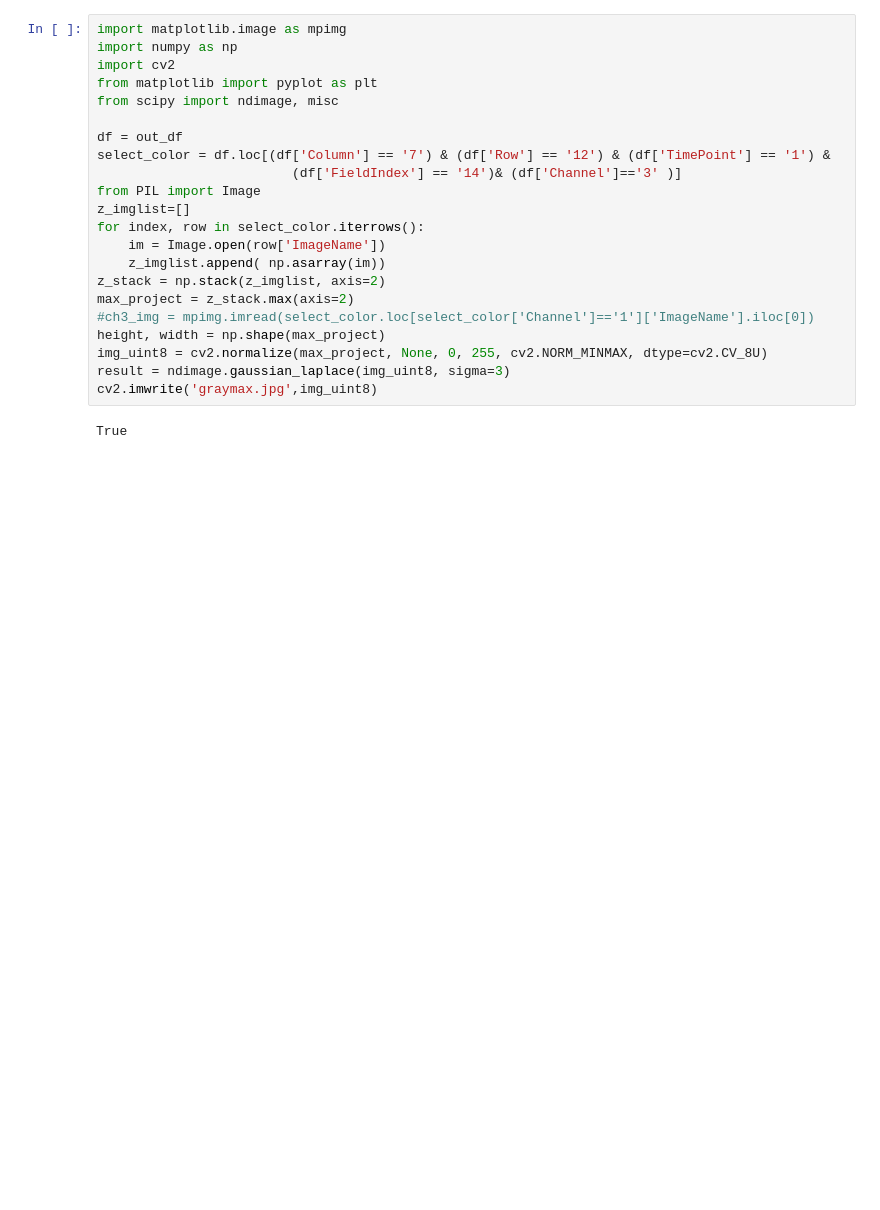
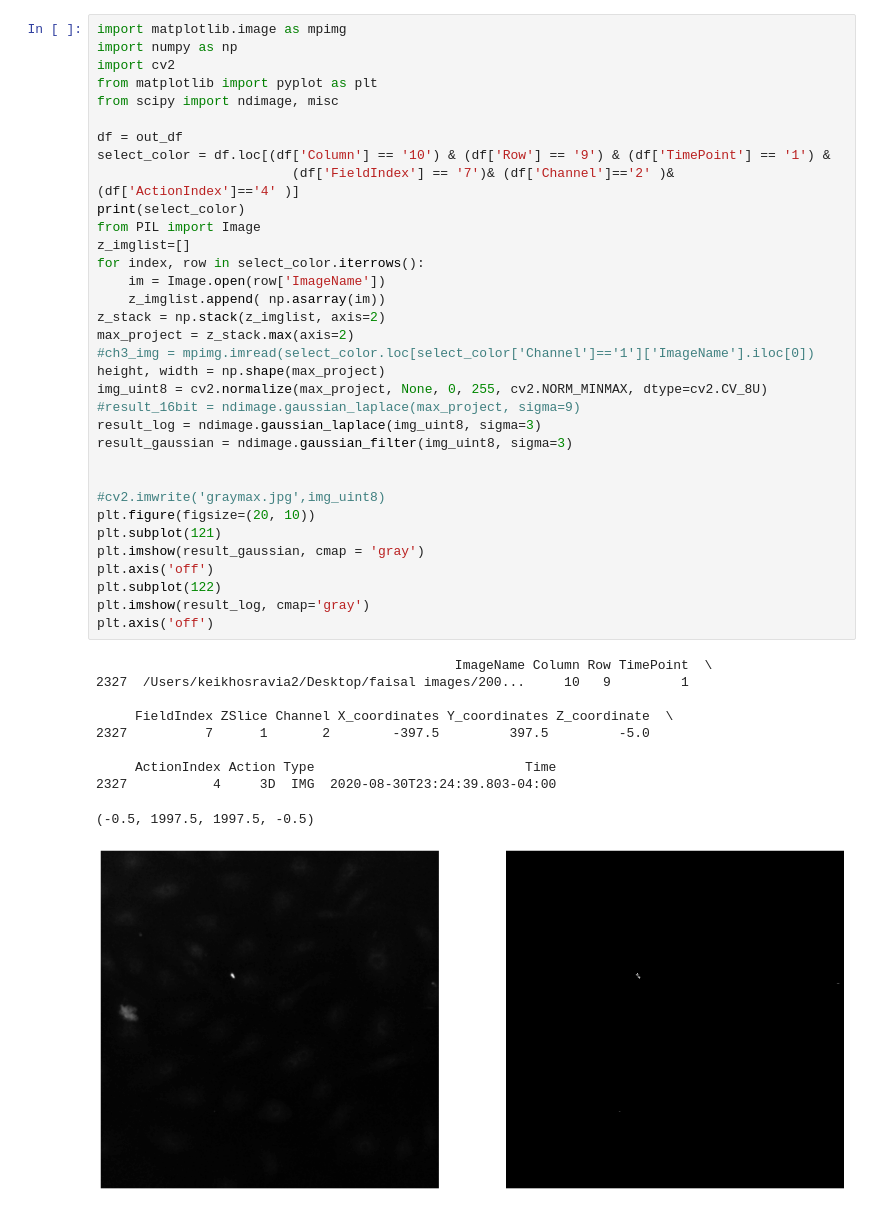
Before and after one commit to AdibKeikhosravi/HiTIPS, a Jupyter notebook: Spot_detection.ipynb, the cells around one changed output. Cells and saved outputs as stored; diff of their text form; blank space fills up the shorter version.

```diff
--- a/Spot_detection.ipynb
+++ b/Spot_detection.ipynb
@@ -27,24 +36,45 @@ out_df = pd.DataFrame(rows, columns = df_cols)
 # %%
 import matplotlib.image as mpimg
 import numpy as np
 import cv2
 from matplotlib import pyplot as plt
 from scipy import ndimage, misc
 
 df = out_df
-select_color = df.loc[(df['Column'] == '7') & (df['Row'] == '12') & (df['TimePoint'] == '1') &
-                         (df['FieldIndex'] == '14')& (df['Channel']=='3' )]
+select_color = df.loc[(df['Column'] == '10') & (df['Row'] == '9') & (df['TimePoint'] == '1') &
+                         (df['FieldIndex'] == '7')& (df['Channel']=='2' )& (df['ActionIndex']=='4' )]
+print(select_color)
 from PIL import Image
 z_imglist=[]
 for index, row in select_color.iterrows():
     im = Image.open(row['ImageName'])
     z_imglist.append( np.asarray(im))
 z_stack = np.stack(z_imglist, axis=2)
 max_project = z_stack.max(axis=2)
 #ch3_img = mpimg.imread(select_color.loc[select_color['Channel']=='1']['ImageName'].iloc[0])
 height, width = np.shape(max_project)
 img_uint8 = cv2.normalize(max_project, None, 0, 255, cv2.NORM_MINMAX, dtype=cv2.CV_8U)
-result = ndimage.gaussian_laplace(img_uint8, sigma=3)
-cv2.imwrite('graymax.jpg',img_uint8)
+#result_16bit = ndimage.gaussian_laplace(max_project, sigma=9)
+result_log = ndimage.gaussian_laplace(img_uint8, sigma=3)
+result_gaussian = ndimage.gaussian_filter(img_uint8, sigma=3)
+
+
+#cv2.imwrite('graymax.jpg',img_uint8)
+plt.figure(figsize=(20, 10))
+plt.subplot(121)
+plt.imshow(result_gaussian, cmap = 'gray')
+plt.axis('off')
+plt.subplot(122)
+plt.imshow(result_log, cmap='gray')
+plt.axis('off')
 # %% [output]
-True
+                                              ImageName Column Row TimePoint  \
+2327  /Users/keikhosravia2/Desktop/faisal images/200...     10   9         1
+
+     FieldIndex ZSlice Channel X_coordinates Y_coordinates Z_coordinate  \
+2327          7      1       2        -397.5         397.5         -5.0
+
+     ActionIndex Action Type                           Time
+2327           4     3D  IMG  2020-08-30T23:24:39.803-04:00
+(-0.5, 1997.5, 1997.5, -0.5)
+[figure, added]
```
Also changed, not shown: parts of 19 cells of this notebook, 14 other files.
